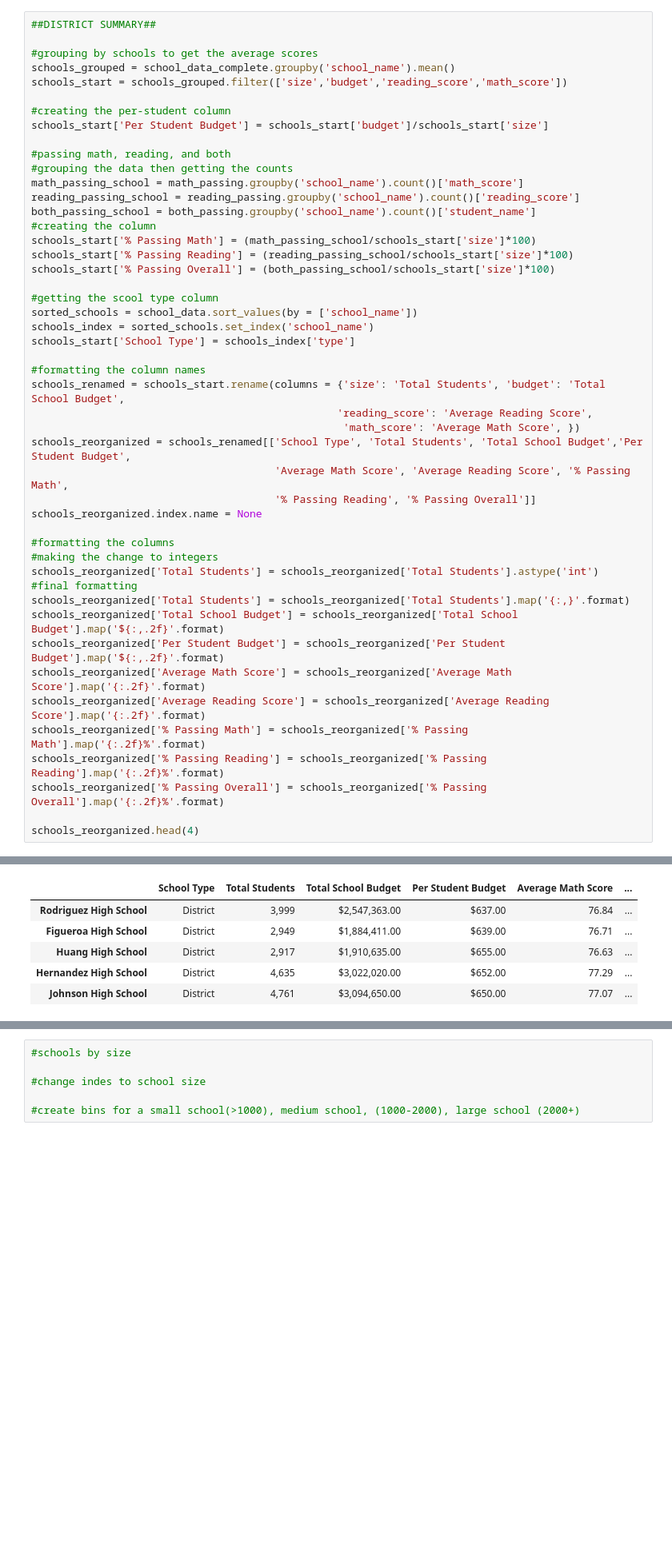
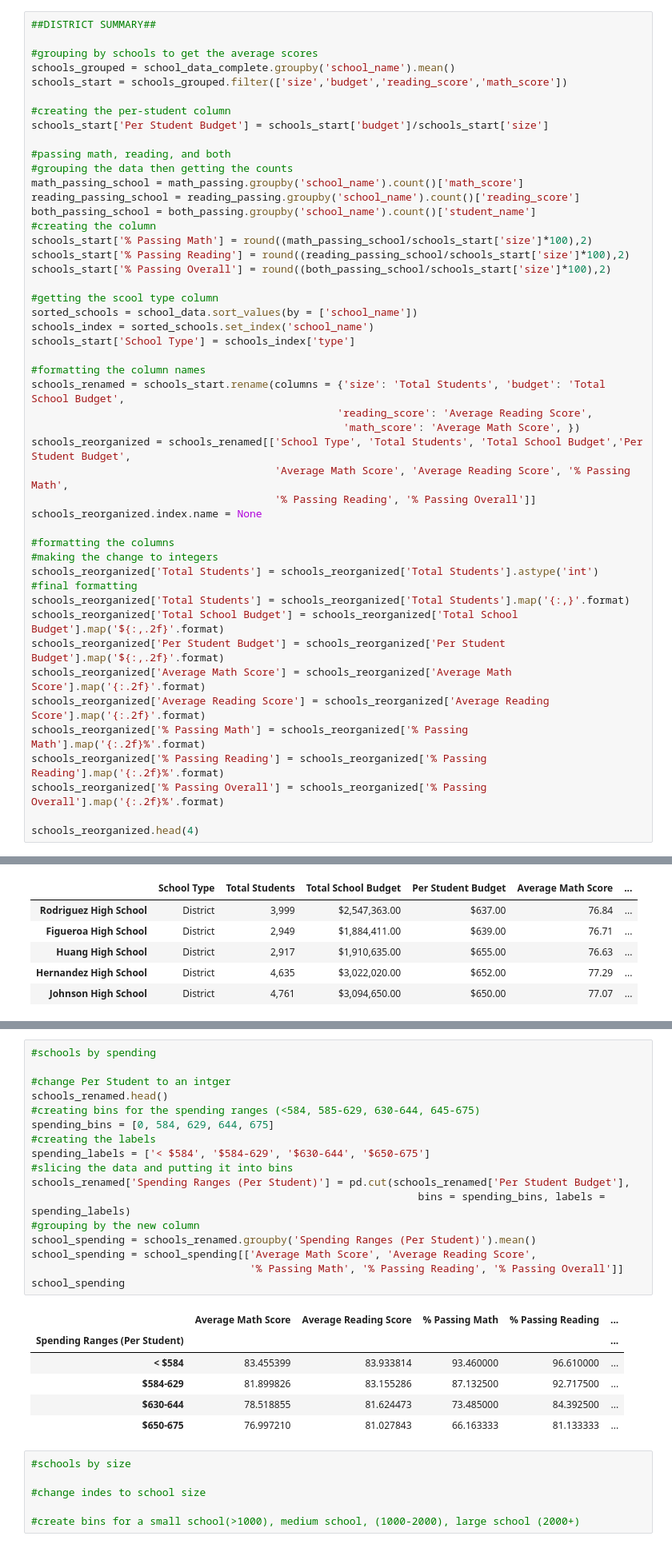
Before and after one commit to JohnShuford/Pandas-Challenge, a Jupyter notebook: PyCitySchools/PyCitySchools.ipynb, the cells around one changed output, grey strips where cells are left out. Shown at 80% size. Saved outputs shown, nothing was run; the diff lists cells and outputs as text; blank space fills up the shorter version.

Commit message:
created the school spending data frame

```diff
--- a/PyCitySchools/PyCitySchools.ipynb
+++ b/PyCitySchools/PyCitySchools.ipynb
@@ -76,9 +76,9 @@ math_passing_school = math_passing.groupby('school_name').count()['math_score']
 reading_passing_school = reading_passing.groupby('school_name').count()['reading_score']
 both_passing_school = both_passing.groupby('school_name').count()['student_name']
 #creating the column
-schools_start['% Passing Math'] = (math_passing_school/schools_start['size']*100)
-schools_start['% Passing Reading'] = (reading_passing_school/schools_start['size']*100)
-schools_start['% Passing Overall'] = (both_passing_school/schools_start['size']*100)
+schools_start['% Passing Math'] = round((math_passing_school/schools_start['size']*100),2)
+schools_start['% Passing Reading'] = round((reading_passing_school/schools_start['size']*100),2)
+schools_start['% Passing Overall'] = round((both_passing_school/schools_start['size']*100),2)
 
 #getting the scool type column
 sorted_schools = school_data.sort_values(by = ['school_name'])
@@ -218,3 +212,27 @@ reading_scores
+# %%
+#schools by spending
+
+#change Per Student to an intger
+schools_renamed.head()
+#creating bins for the spending ranges (<584, 585-629, 630-644, 645-675)
+spending_bins = [0, 584, 629, 644, 675]
+#creating the labels
+spending_labels = ['< $584', '$584-629', '$630-644', '$650-675']
+#slicing the data and putting it into bins
+schools_renamed['Spending Ranges (Per Student)'] = pd.cut(schools_renamed['Per Student Budget'],
+                                                              bins = spending_bins, labels = spending_labels)
+#grouping by the new column
+school_spending = schools_renamed.groupby('Spending Ranges (Per Student)').mean()
+school_spending = school_spending[['Average Math Score', 'Average Reading Score',
+                                   '% Passing Math', '% Passing Reading', '% Passing Overall']]
+school_spending
+# %% [output]
+|  | Average Math Score | Average Reading Score | % Passing Math | % Passing Reading | ... |
+| Spending Ranges (Per Student) |  |  |  |  | ... |
+| < $584 | 83.455399 | 83.933814 | 93.460000 | 96.610000 | ... |
+| $584-629 | 81.899826 | 83.155286 | 87.132500 | 92.717500 | ... |
+| $630-644 | 78.518855 | 81.624473 | 73.485000 | 84.392500 | ... |
+| $650-675 | 76.997210 | 81.027843 | 66.163333 | 81.133333 | ... |
 # %%
 #schools by size
 
```
Also changed, not shown: parts of 1 cell of this notebook.
